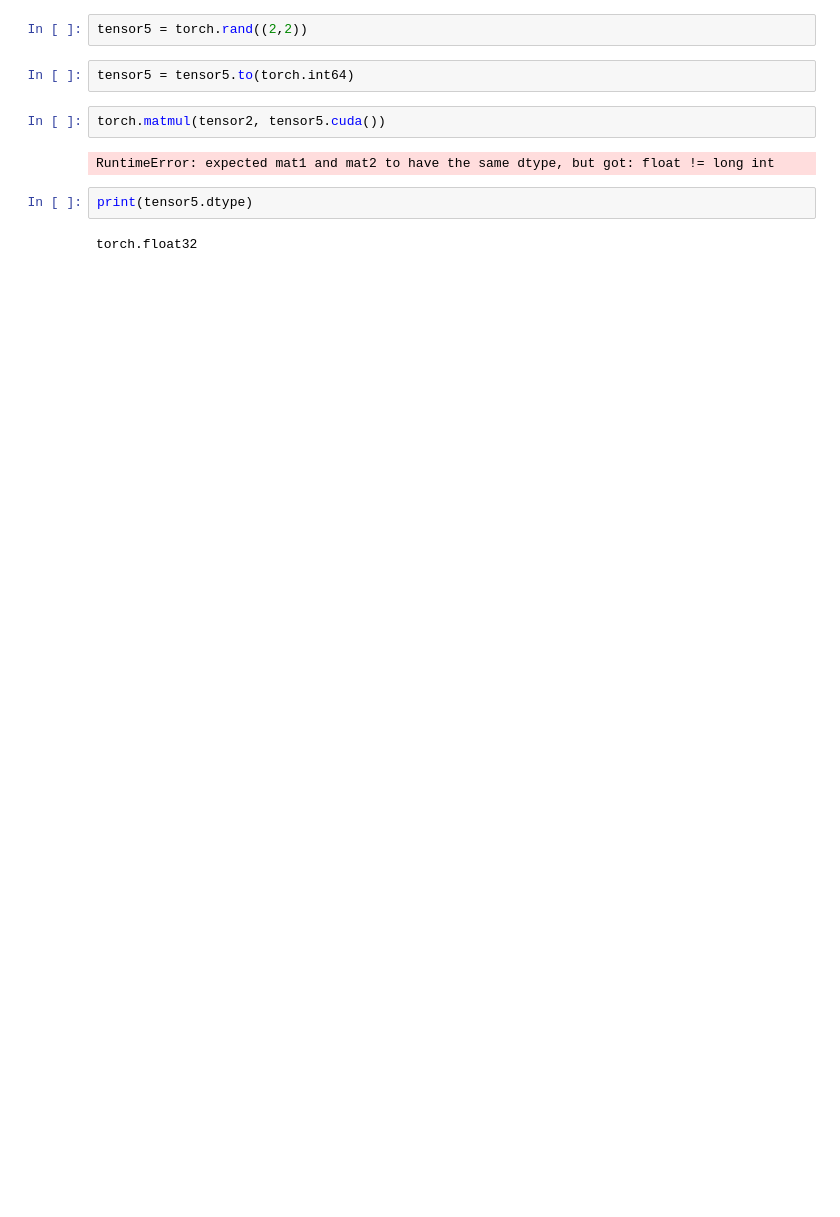
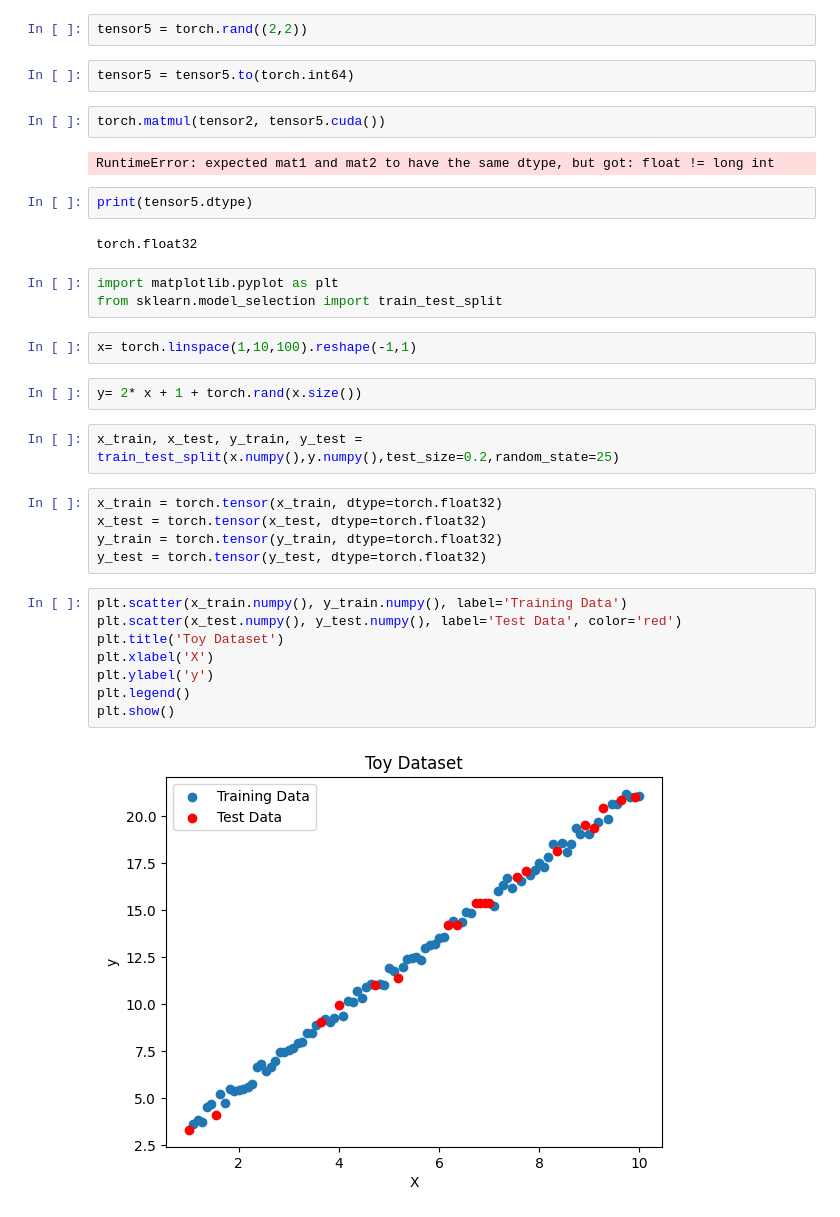
Before and after one commit to vijaivimu/Python-For-Data-Science, a Jupyter notebook: tensor.ipynb, the cells around one changed output. Cells and saved outputs as stored; diff of their text form; blank space fills up the shorter version.

Commit message:
Exercise train_test_split and plt.scatter

```diff
--- a/tensor.ipynb
+++ b/tensor.ipynb
@@ -119,3 +119,27 @@ RuntimeError: expected mat1 and mat2 to have the same dtype, but got: float != l
 print(tensor5.dtype)
 # %% [output]
 torch.float32
+# %%
+import matplotlib.pyplot as plt
+from sklearn.model_selection import train_test_split
+# %%
+x= torch.linspace(1,10,100).reshape(-1,1)
+# %%
+y= 2* x + 1 + torch.rand(x.size())
+# %%
+x_train, x_test, y_train, y_test = train_test_split(x.numpy(),y.numpy(),test_size=0.2,random_state=25)
+# %%
+x_train = torch.tensor(x_train, dtype=torch.float32)
+x_test = torch.tensor(x_test, dtype=torch.float32)
+y_train = torch.tensor(y_train, dtype=torch.float32)
+y_test = torch.tensor(y_test, dtype=torch.float32)
+# %%
+plt.scatter(x_train.numpy(), y_train.numpy(), label='Training Data')
+plt.scatter(x_test.numpy(), y_test.numpy(), label='Test Data', color='red')
+plt.title('Toy Dataset')
+plt.xlabel('X')
+plt.ylabel('y')
+plt.legend()
+plt.show()
+# %% [output]
+[figure, added]
```
